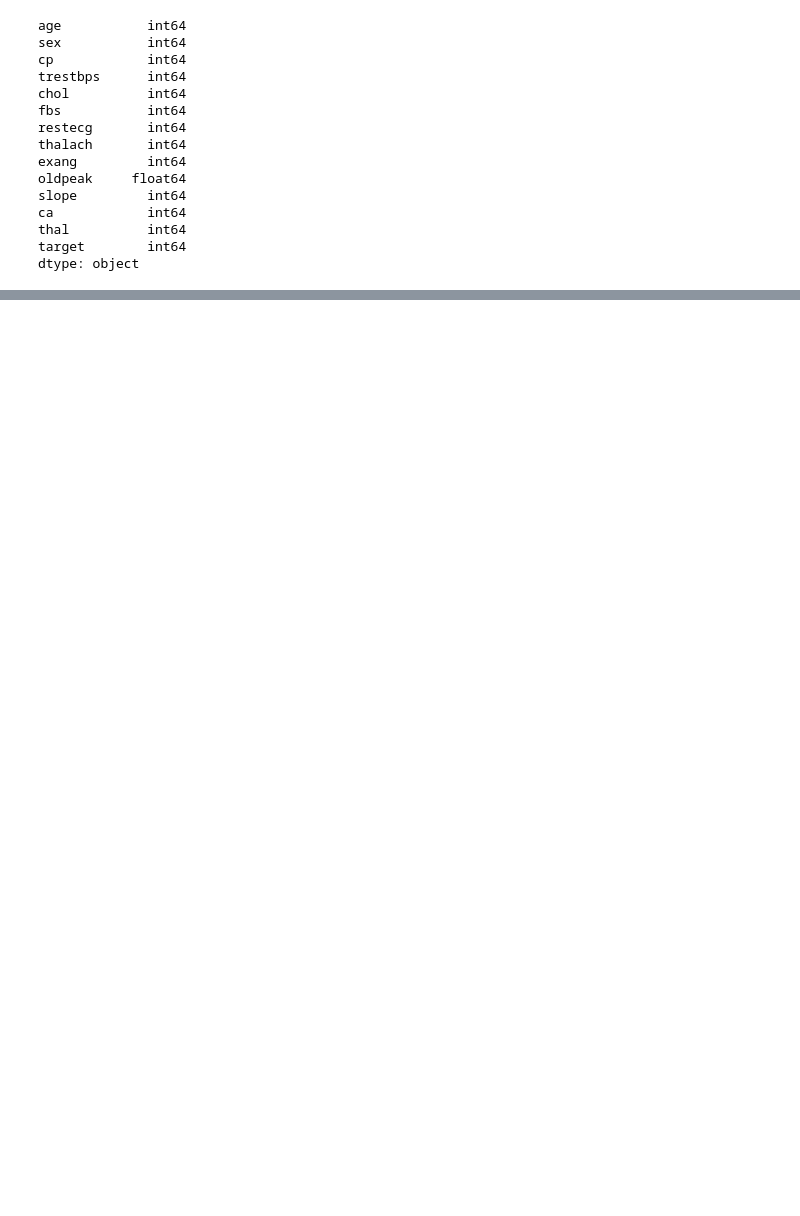
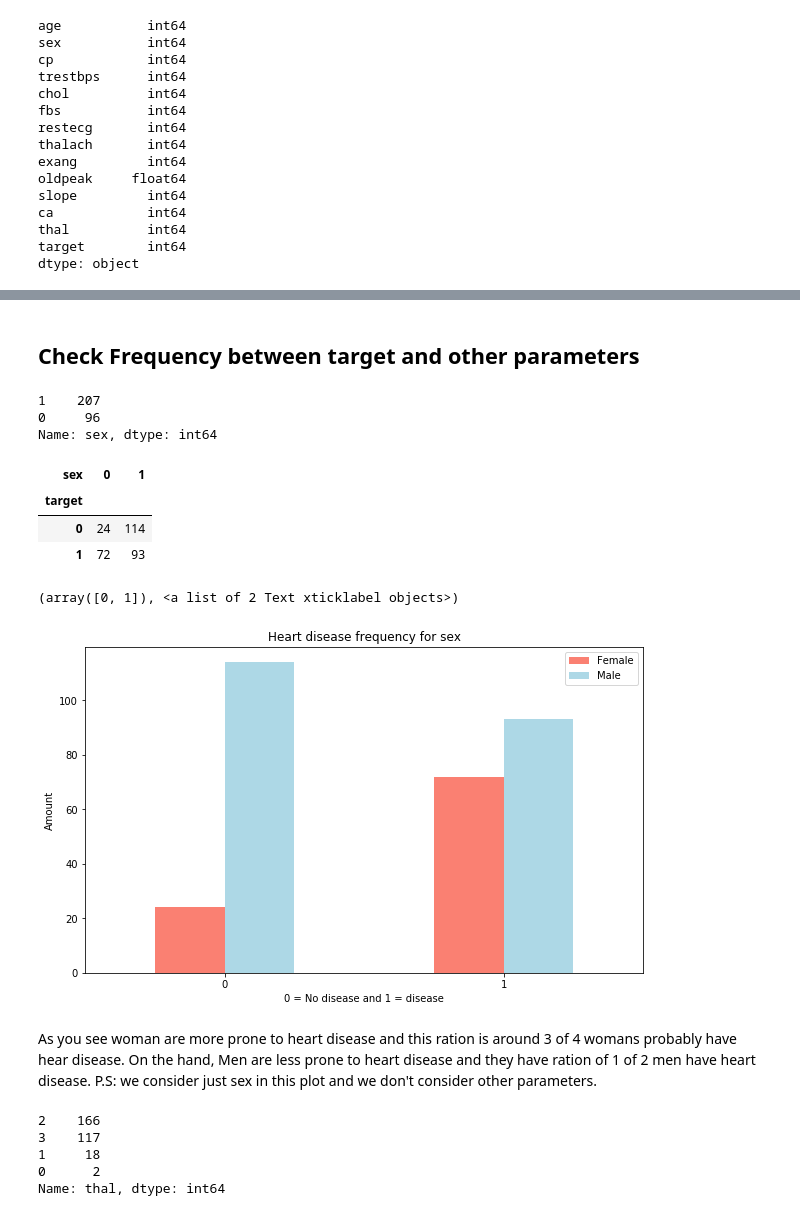
Before and after one commit to FarzinRad/Heart-Disease, a Jupyter notebook: Heart-Disease.ipynb, the cells around one changed output, grey strips where cells are left out. Drawn from its saved outputs; the diff is of its cells as text; code cells hidden in the pictures; blank space fills up the shorter version.

Commit message:
checking frequency data

```diff
--- a/Heart-Disease.ipynb
+++ b/Heart-Disease.ipynb
@@ -114,0 +169,43 @@ df.isna().value_counts
+# %% [markdown]
+## Check Frequency between target and other parameters
+# %%
+df.sex.value_counts()
+#1 = Male
+#0 = Female
+# %% [output]
+1    207
+0     96
+Name: sex, dtype: int64
+# %%
+#compare target and sex
+pd.crosstab(df.target, df.sex)
+# %% [output]
+| sex | 0 | 1 |
+| target |  |  |
+| 0 | 24 | 114 |
+| 1 | 72 | 93 |
+# %%
+#plot crosstab
+pd.crosstab(df.target, df.sex).plot(kind = "bar",
+                                    figsize = (10,6),
+                                    color = ["salmon", "lightblue"]);
+plt.title("Heart disease frequency for sex")
+plt.xlabel("0 = No disease and 1 = disease")
+plt.ylabel("Amount")
+plt.legend(["Female", "Male"]);
+plt.xticks(rotation = 0)
+# %% [output]
+(array([0, 1]), <a list of 2 Text xticklabel objects>)
+[figure, added]
+# %% [markdown]
+As you see woman are more prone to heart disease and this ration is around 3 of 4 womans probably have hear disease. On the hand, Men are less prone to heart disease and they have ration of 1 of 2 men have heart disease.
+P.S: we consider just sex in this plot and we don't consider other parameters.
+# %%
+#compare target and thal
+df.thal.value_counts()
+# %% [output]
+2    166
+3    117
+1     18
+0      2
+Name: thal, dtype: int64
```
Also changed, not shown: parts of 9 cells of this notebook.
